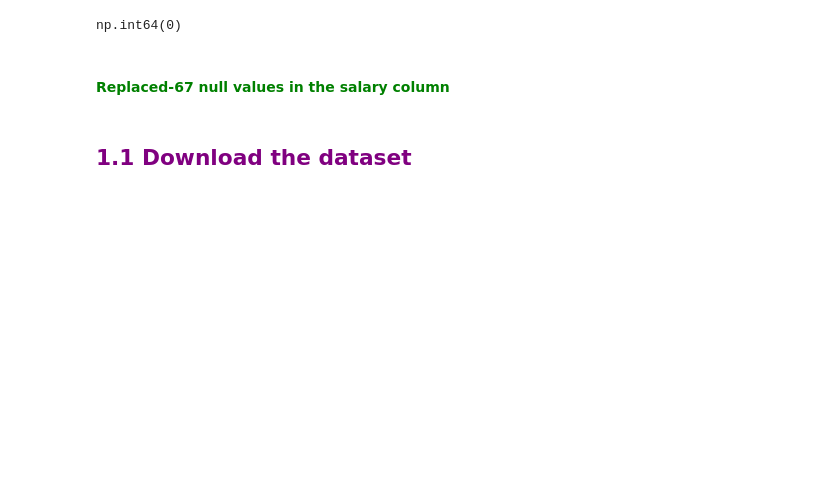
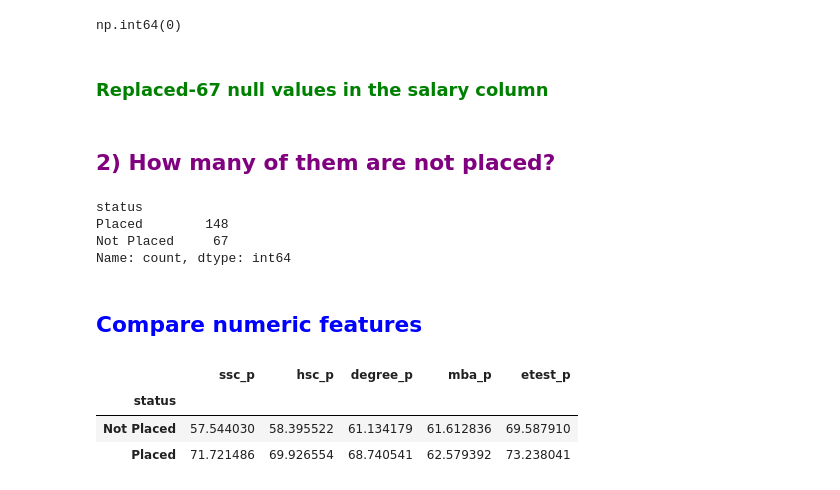
Before and after one commit to aisubramani/Hope_Ai_Assignment, a Jupyter notebook: Week5_2_Data_Science_Bivariate_Analysis/4_ANOVA/Assignment_data_analysis.ipynb, the cells around one changed output. Cells and saved outputs as stored; diff of their text form; code cells hidden in the pictures; blank space fills up the shorter version.

```diff
--- a/Week5_2_Data_Science_Bivariate_Analysis/4_ANOVA/Assignment_data_analysis.ipynb
+++ b/Week5_2_Data_Science_Bivariate_Analysis/4_ANOVA/Assignment_data_analysis.ipynb
@@ -88,6 +81,25 @@ dataset['salary'].isnull().sum()
 # %% [output]
 np.int64(0)
 # %% [markdown]
-<h4 style="color:green"> Replaced-67 null values in the salary column </h4>
+<h3 style="color:green"> Replaced-67 null values in the salary column </h3>
 # %% [markdown]
-<h2 style="color:purple">1.1 Download the dataset </h2>
+<h2 style="color:purple">2) How many of them are not placed?</h2>
+# %%
+# Count of placed vs not placed
+dataset['status'].value_counts()
+# %% [output]
+status
+Placed        148
+Not Placed     67
+Name: count, dtype: int64
+# %% [markdown]
+<h2 style="color:blue">Compare numeric features</h2>
+# %%
+numeric_cols = ['ssc_p','hsc_p','degree_p','mba_p','etest_p']
+# Mean comparison
+dataset.groupby('status')[numeric_cols].mean()
+# %% [output]
+|  | ssc_p | hsc_p | degree_p | mba_p | etest_p |
+| status |  |  |  |  |  |
+| Not Placed | 57.544030 | 58.395522 | 61.134179 | 61.612836 | 69.587910 |
+| Placed | 71.721486 | 69.926554 | 68.740541 | 62.579392 | 73.238041 |
```
Also changed, not shown: parts of 23 cells of this notebook.
